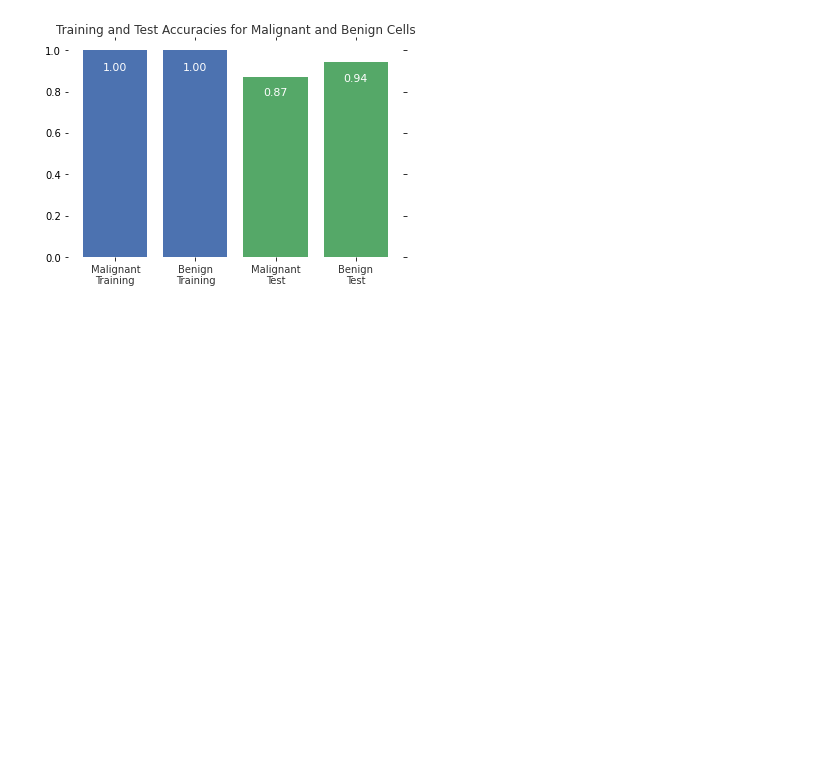
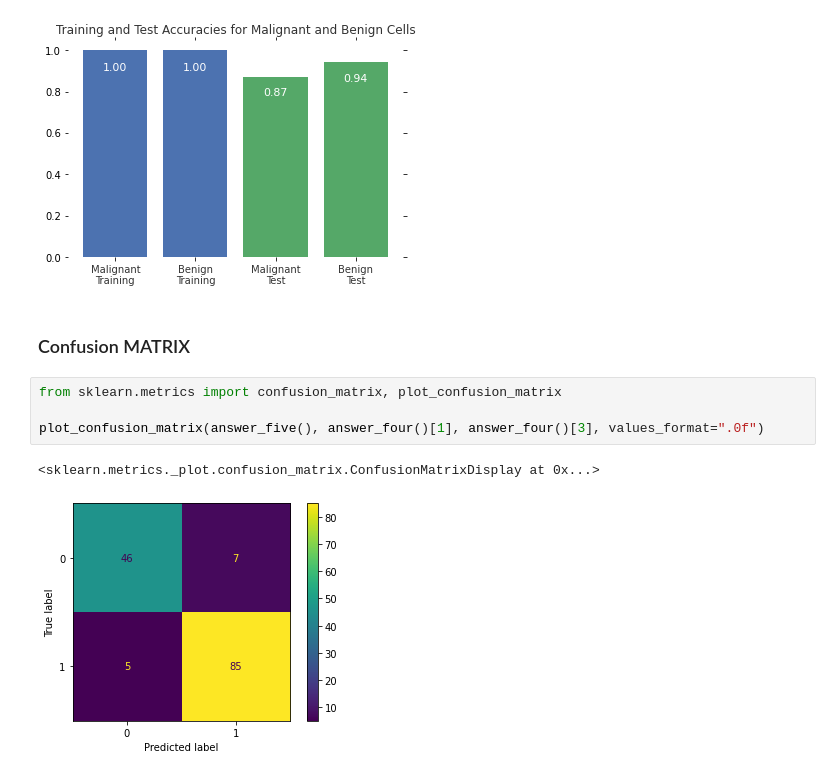
Before and after one commit to francodarvas/PYTHON2, a Jupyter notebook: Assignment 1.ipynb, the cells around one changed output. Saved outputs shown, nothing was run; the diff lists cells and outputs as text; blank space fills up the shorter version.

Commit message:
Agregado Confusion Matrix

```diff
--- a/Assignment 1.ipynb
+++ b/Assignment 1.ipynb
@@ -273,3 +273,12 @@ Uncomment the plotting function to see the visualization.
 accuracy_plot()
 # %% [output]
 [figure]
+# %% [markdown]
+###  Confusion MATRIX
+# %%
+from sklearn.metrics import confusion_matrix, plot_confusion_matrix
+
+plot_confusion_matrix(answer_five(), answer_four()[1], answer_four()[3], values_format=".0f")
+# %% [output]
+<sklearn.metrics._plot.confusion_matrix.ConfusionMatrixDisplay at 0x...>
+[figure, added]
```
